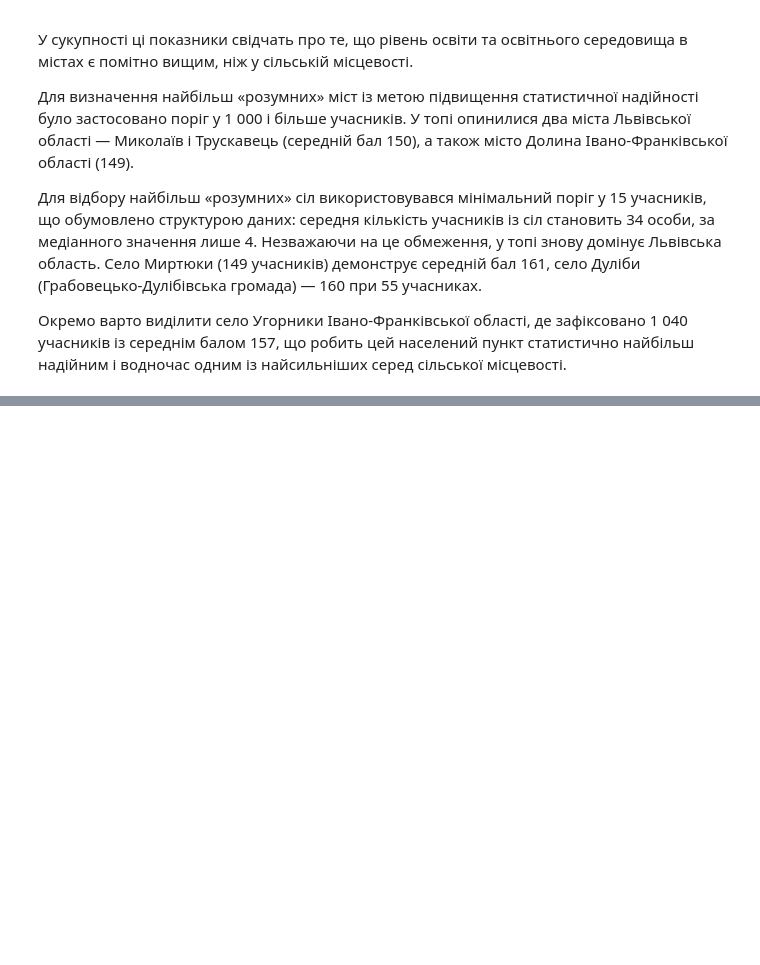
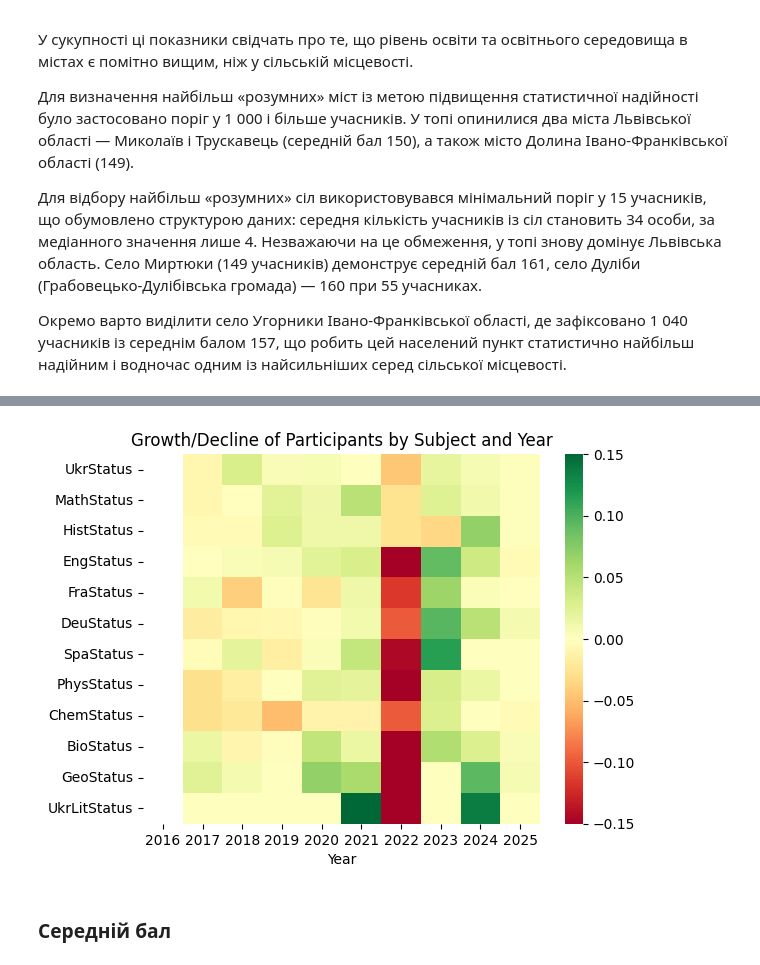
Before and after one commit to Chocopie-DA/ZNO-NMT-score-analysis, a Jupyter notebook: analysis_zno_nmt.ipynb, the cells around one changed output, grey strips where cells are left out. Drawn from its saved outputs; the diff is of its cells as text; code cells hidden in the pictures; blank space fills up the shorter version.

```diff
--- a/analysis_zno_nmt.ipynb
+++ b/analysis_zno_nmt.ipynb
@@ -1137,0 +1158,3 @@ village_top[village_top['count'] > 15].sort_values('mean', ascending=False)[:10]
+# %%
+#группируем булеву маску с годом, и получаем кол-во участников по каждому предмету по годам
+count_partic_subj_year = (df[[pref + 'Status' for pref in prefs]] != 'Не складав').groupby(df['Year']).sum().T
@@ -1137,0 +1177,2 @@ village_top[village_top['count'] > 15].sort_values('mean', ascending=False)[:10]
+# %%
+count_partic_subj_year_norm = count_partic_subj_year.div(count_partic_subj_year.sum(axis=1), axis=0)
@@ -1137,0 +1182,12 @@ village_top[village_top['count'] > 15].sort_values('mean', ascending=False)[:10]
+# %%
+fig, ax = plt.subplots()
+sns.heatmap(count_partic_subj_year_norm.diff(periods=1, axis=1),
+            cmap='RdYlGn',
+            vmin=-0.15, vmax=0.15,
+            ax=ax)
+ax.set_title("Growth/Decline of Participants by Subject and Year")
+count_partic_subj_year_dynamic_hmap = fig
+# %% [output]
+[figure, added]
+# %% [markdown]
+### Середній бал
```
Also changed, not shown: parts of 17 cells of this notebook.
